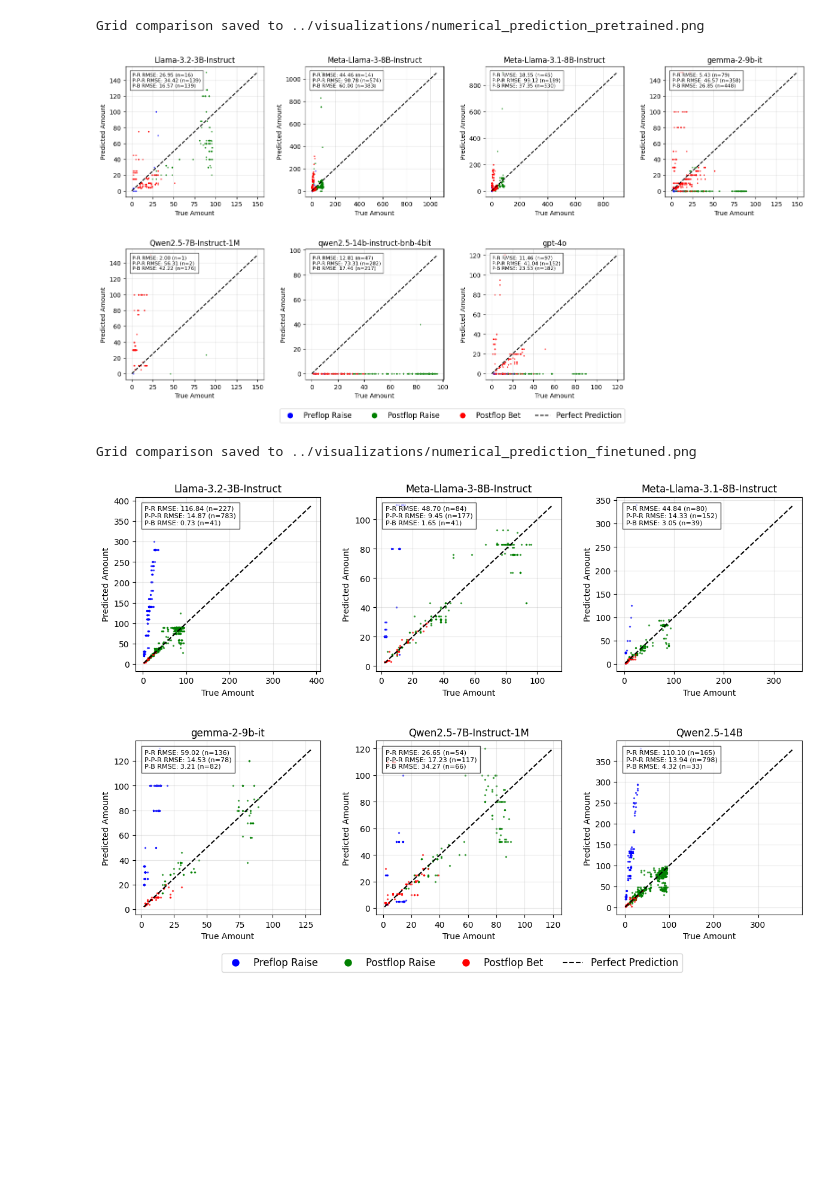
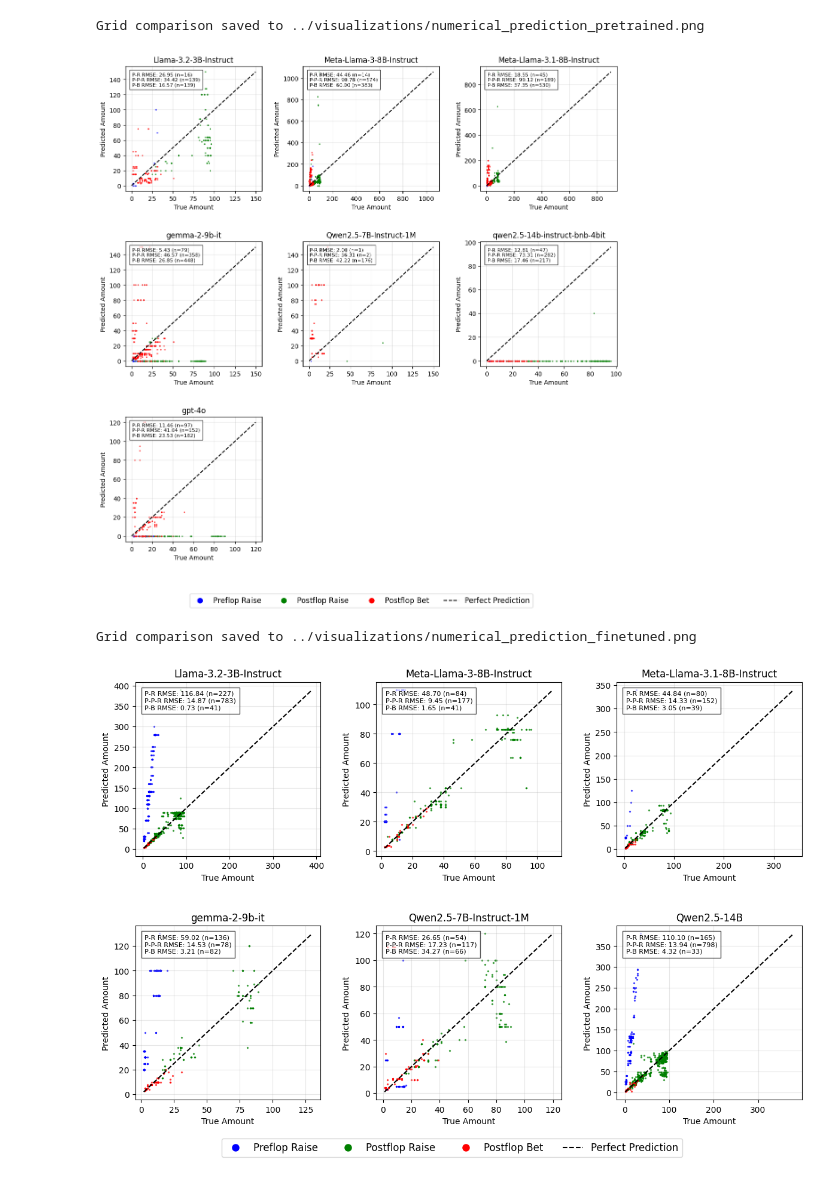
Before and after one commit to FEEYan/COMP0258-poker-LLM, a Jupyter notebook: src/analysis_plot.ipynb, the cells around one changed output. Drawn from its saved outputs; the diff is of its cells as text; code cells hidden in the pictures; blank space fills up the shorter version.

```diff
--- a/src/analysis_plot.ipynb
+++ b/src/analysis_plot.ipynb
@@ -238,34 +238,34 @@ def create_grid_comparison(models_list, cols_per_row=5, save_img_name = None):
     plt.show()
 
 # Example usage
 models_list_pretrained = [
     "Llama-3.2-3B-Instruct",
     "Meta-Llama-3-8B-Instruct",
     "Meta-Llama-3.1-8B-Instruct",
     "gemma-2-9b-it",
     "Qwen2.5-7B-Instruct-1M",
     "qwen2.5-14b-instruct-bnb-4bit",
     "gpt-4o",
 ]
 
 models_list_finetuned = [
     "lora-Llama-3.2-3B-Instruct-lr-5",
     "lora-Meta-Llama-3-8B-Instruct-lr-6",
     "lora-Meta-Llama-3.1-8B-Instruct",
     "lora-gemma-2-9b-it",
     "lora-Qwen2.5-7B-Instruct-1M",
     "lora-Qwen2.5-14B_model-5000",
 
     # Add more models as needed
 ]
 
 
-create_grid_comparison(models_list_pretrained, cols_per_row=4,
+create_grid_comparison(models_list_pretrained, cols_per_row=3,
                        save_img_name="numerical_prediction_pretrained")
 create_grid_comparison(models_list_finetuned, cols_per_row=3,
                        save_img_name="numerical_prediction_finetuned")
 # %% [output]
 Grid comparison saved to ../visualizations/numerical_prediction_pretrained.png
-[figure, old version]
+[figure, new version]
 Grid comparison saved to ../visualizations/numerical_prediction_finetuned.png
 [figure]
```
Also changed, not shown: parts of 1 cell of this notebook, 2 other files.
